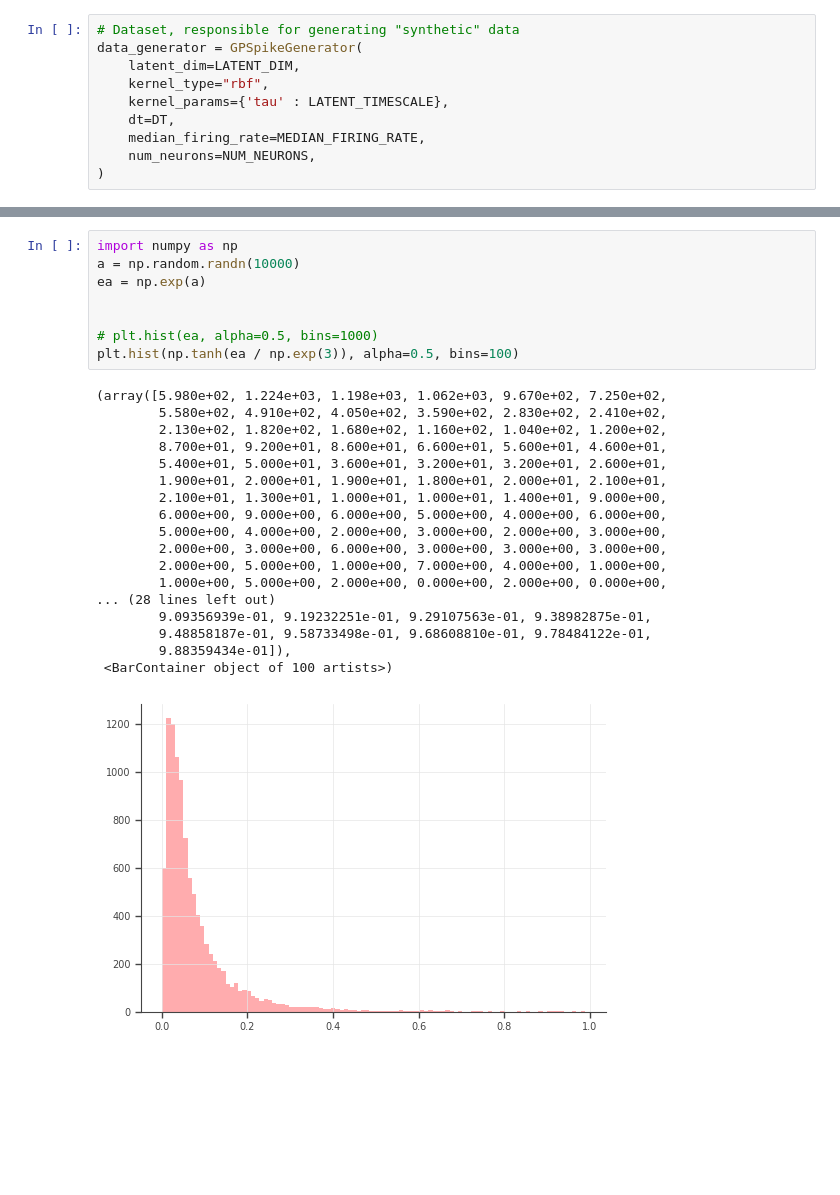
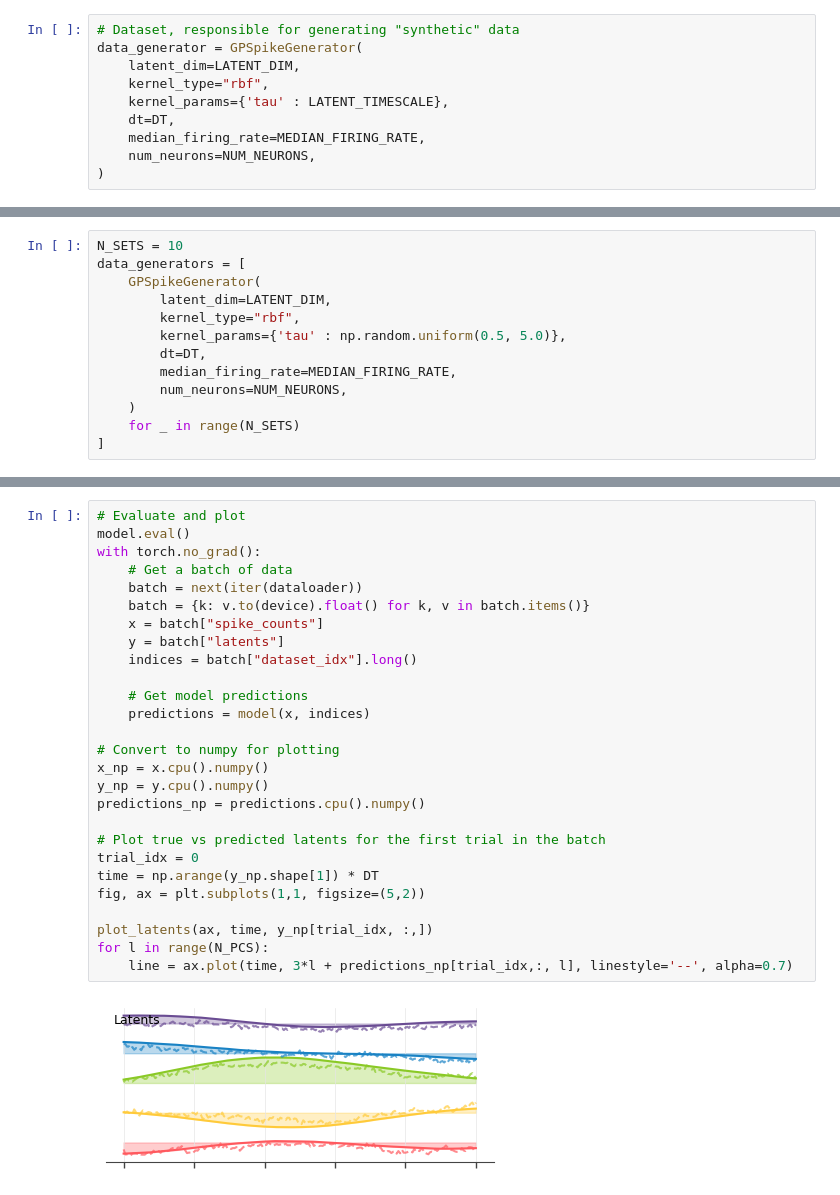
Before and after one commit to TomGeorge1234/pomoco, a Jupyter notebook: notebooks/training.ipynb, the cells around one changed output, grey strips where cells are left out. Drawn from its saved outputs; the diff is of its cells as text; blank space fills up the shorter version.

```diff
--- a/notebooks/training.ipynb
+++ b/notebooks/training.ipynb
@@ -122 +122,14 @@ Variance explained by first 3 PCs: 0.065
+# %%
+N_SETS = 10
+data_generators = [
+    GPSpikeGenerator(
+        latent_dim=LATENT_DIM,
+        kernel_type="rbf",
+        kernel_params={'tau' : np.random.uniform(0.5, 5.0)},
+        dt=DT,
+        median_firing_rate=MEDIAN_FIRING_RATE,
+        num_neurons=NUM_NEURONS,
+    )
+    for _ in range(N_SETS)
+]
 # %%
@@ -177,27 +208,29 @@ for step, batch in enumerate(dataloader):
-# %%
-import numpy as np
-a = np.random.randn(10000)
-ea = np.exp(a)
-
-
-# plt.hist(ea, alpha=0.5, bins=1000)
-plt.hist(np.tanh(ea / np.exp(3)), alpha=0.5, bins=100)
-# %% [output]
-(array([5.980e+02, 1.224e+03, 1.198e+03, 1.062e+03, 9.670e+02, 7.250e+02,
-        5.580e+02, 4.910e+02, 4.050e+02, 3.590e+02, 2.830e+02, 2.410e+02,
-        2.130e+02, 1.820e+02, 1.680e+02, 1.160e+02, 1.040e+02, 1.200e+02,
-        8.700e+01, 9.200e+01, 8.600e+01, 6.600e+01, 5.600e+01, 4.600e+01,
-        5.400e+01, 5.000e+01, 3.600e+01, 3.200e+01, 3.200e+01, 2.600e+01,
-        1.900e+01, 2.000e+01, 1.900e+01, 1.800e+01, 2.000e+01, 2.100e+01,
-        2.100e+01, 1.300e+01, 1.000e+01, 1.000e+01, 1.400e+01, 9.000e+00,
-        6.000e+00, 9.000e+00, 6.000e+00, 5.000e+00, 4.000e+00, 6.000e+00,
-        5.000e+00, 4.000e+00, 2.000e+00, 3.000e+00, 2.000e+00, 3.000e+00,
-        2.000e+00, 3.000e+00, 6.000e+00, 3.000e+00, 3.000e+00, 3.000e+00,
-        2.000e+00, 5.000e+00, 1.000e+00, 7.000e+00, 4.000e+00, 1.000e+00,
-        1.000e+00, 5.000e+00, 2.000e+00, 0.000e+00, 2.000e+00, 0.000e+00,
-... (28 lines left out)
-        9.09356939e-01, 9.19232251e-01, 9.29107563e-01, 9.38982875e-01,
-        9.48858187e-01, 9.58733498e-01, 9.68608810e-01, 9.78484122e-01,
-        9.88359434e-01]),
- <BarContainer object of 100 artists>)
-[figure, removed]
+# %%
+# Evaluate and plot
+model.eval()
+with torch.no_grad():
+    # Get a batch of data
+    batch = next(iter(dataloader))
+    batch = {k: v.to(device).float() for k, v in batch.items()}
+    x = batch["spike_counts"]
+    y = batch["latents"]
+    indices = batch["dataset_idx"].long()
+
+    # Get model predictions
+    predictions = model(x, indices)
+
+# Convert to numpy for plotting
+x_np = x.cpu().numpy()
+y_np = y.cpu().numpy()
+predictions_np = predictions.cpu().numpy()
+
+# Plot true vs predicted latents for the first trial in the batch
+trial_idx = 0
+time = np.arange(y_np.shape[1]) * DT
+fig, ax = plt.subplots(1,1, figsize=(5,2))
+
+plot_latents(ax, time, y_np[trial_idx, :,])
+for l in range(N_PCS):
+    line = ax.plot(time, 3*l + predictions_np[trial_idx,:, l], linestyle='--', alpha=0.7)
+# %% [output]
+[figure, added]
```
Also changed, not shown: parts of 7 cells of this notebook, 5 other files.
